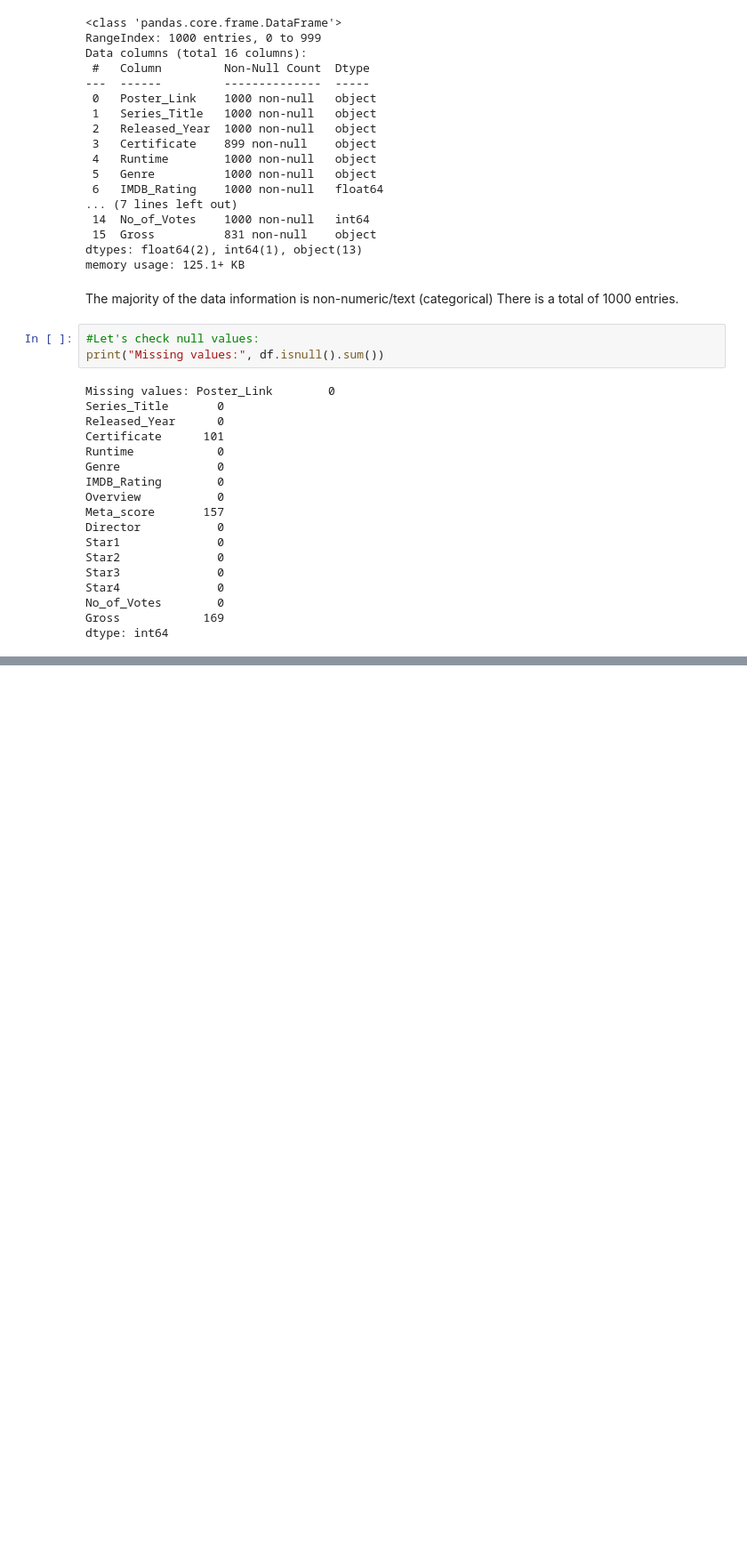
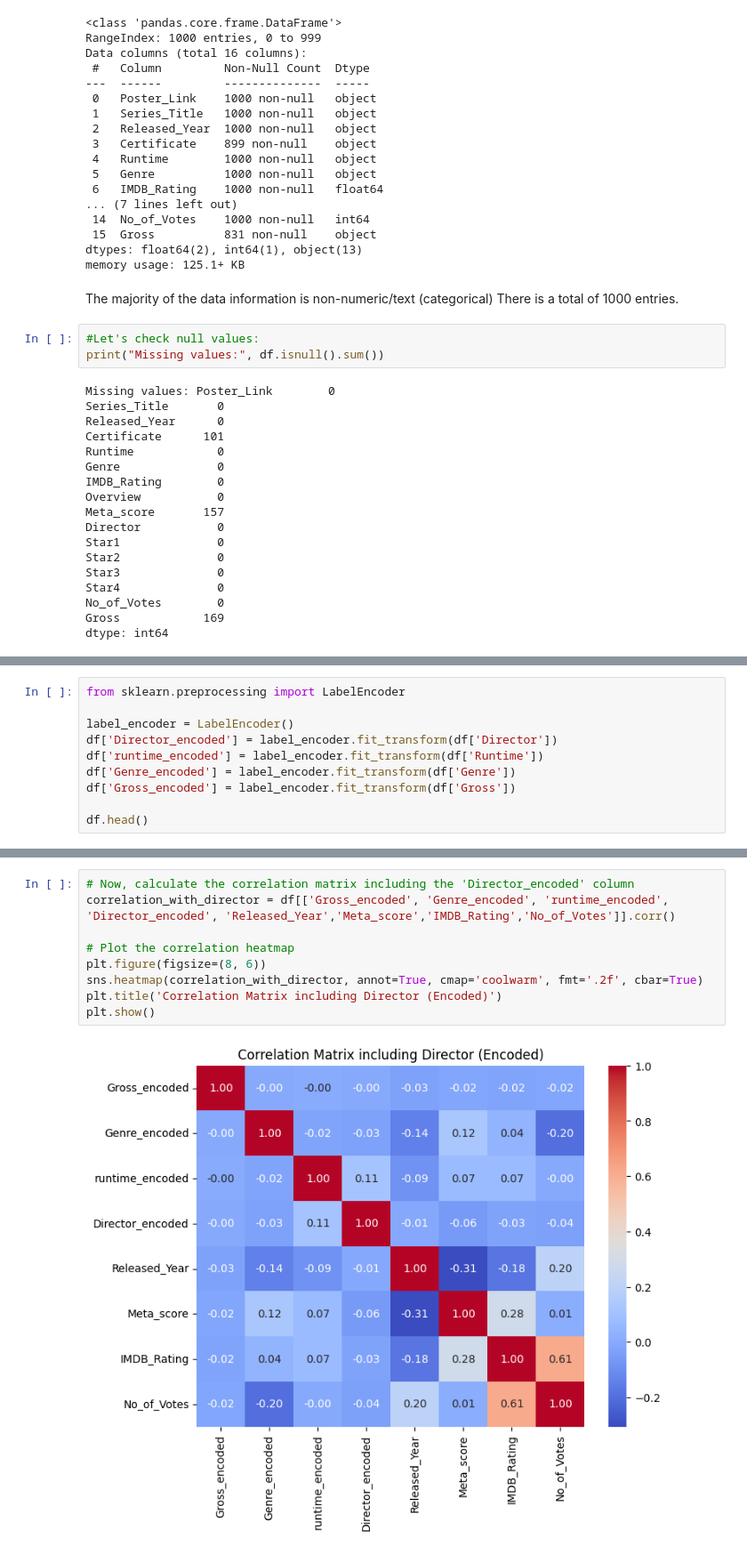
Before and after one commit to AliciaFalconCaro/LLM_Chatbot_Movies, a Jupyter notebook: DataAnalysisForMovies.ipynb, the cells around one changed output, grey strips where cells are left out. Shown at 89% size. Drawn from its saved outputs; the diff is of its cells as text; blank space fills up the shorter version.

```diff
--- a/DataAnalysisForMovies.ipynb
+++ b/DataAnalysisForMovies.ipynb
@@ -62,0 +276,10 @@ dtype: int64
+# %%
+from sklearn.preprocessing import LabelEncoder
+
+label_encoder = LabelEncoder()
+df['Director_encoded'] = label_encoder.fit_transform(df['Director'])
+df['runtime_encoded'] = label_encoder.fit_transform(df['Runtime'])
+df['Genre_encoded'] = label_encoder.fit_transform(df['Genre'])
+df['Gross_encoded'] = label_encoder.fit_transform(df['Gross'])
+
+df.head()
@@ -62,0 +294,11 @@ dtype: int64
+# %%
+# Now, calculate the correlation matrix including the 'Director_encoded' column
+correlation_with_director = df[['Gross_encoded', 'Genre_encoded', 'runtime_encoded', 'Director_encoded', 'Released_Year','Meta_score','IMDB_Rating','No_of_Votes']].corr()
+
+# Plot the correlation heatmap
+plt.figure(figsize=(8, 6))
+sns.heatmap(correlation_with_director, annot=True, cmap='coolwarm', fmt='.2f', cbar=True)
+plt.title('Correlation Matrix including Director (Encoded)')
+plt.show()
+# %% [output]
+[figure, added]
```
Also changed, not shown: parts of 36 cells of this notebook.
